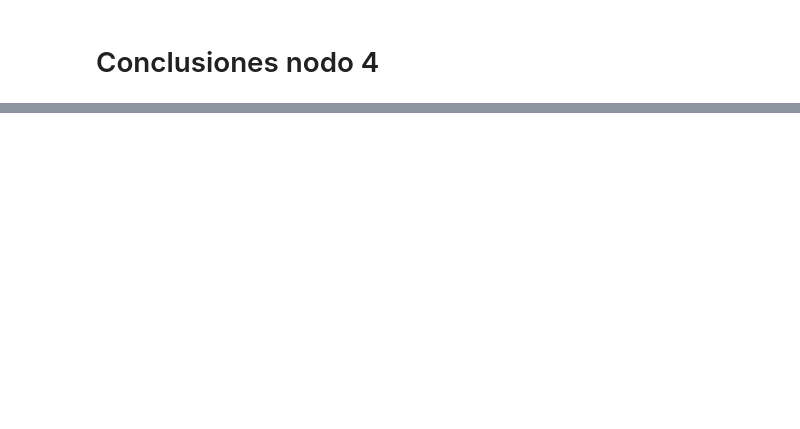
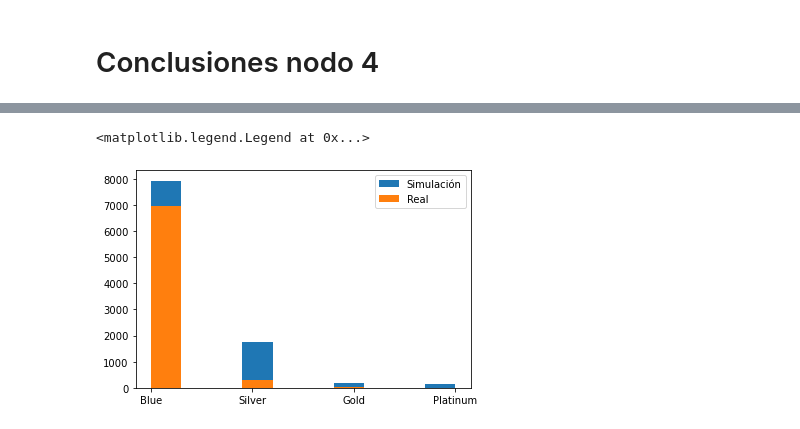
Before and after one commit to IvanArellanoRuelas/ProyectoModulo1_ArellanoI_LafargaI, a Jupyter notebook: ProyectoModulo2_Arellano_Lafarga.ipynb, the cells around one changed output, grey strips where cells are left out. Cells and saved outputs as stored; diff of their text form; code cells hidden in the pictures; blank space fills up the shorter version.

```diff
--- a/ProyectoModulo2_Arellano_Lafarga.ipynb
+++ b/ProyectoModulo2_Arellano_Lafarga.ipynb
@@ -1104,2 +1096,4 @@ plt.show()
 # %% [markdown]
 # Conclusiones nodo 4
+# %%
+Simulacion_Nodo4 = [int(o[i]) for i in range(0,10000)]
@@ -1105,0 +1114,7 @@ plt.show()
+# %%
+Simulacion = pd.DataFrame(columns={'Limite_Credito','Porcentaje_Uso','Meses_Banco','Ingreso'})
+Simulacion['Limite_Credito']=Simulacion_Nodo1
+Simulacion['Porcentaje_Uso']=Simulacion_Nodo2
+Simulacion['Meses_Banco']=Simulacion_Nodo3
+Simulacion['Ingreso']=Simulacion_Nodo4
+Simulacion
@@ -1105,0 +1145,19 @@ plt.show()
+# %%
+def level(Porcentaje,Credito,Meses,Ingreso,Nrows):
+    x = []
+    for i in range (0,Nrows):
+        if Porcentaje[i]>=60 and Credito[i]>=8000 and Ingreso[i]>=3 and Meses[i]>=20:
+            lvl = 'Platinum'
+        elif Porcentaje[i]>=60 and Credito[i]>=6000 and Ingreso[i]>=2 and Meses[i]>=12:
+            lvl = 'Gold'
+        elif Porcentaje[i]>=40 and Credito[i]>=4000 and Ingreso[i]>=1 and Meses[i]>=6:
+            lvl = 'Silver'
+        else:
+            lvl = 'Blue'
+
+        x.append(lvl)
+
+    return x
+# %%
+Simulacion['Level'] = level(Simulacion['Porcentaje_Uso'],Simulacion['Limite_Credito'],Simulacion['Meses_Banco'],Simulacion['Ingreso'],10000)
+Simulacion.head(10)
@@ -1105,0 +1176,7 @@ plt.show()
+# %%
+plt.hist(Simulacion['Level'],label='Simulación');
+plt.hist(db['Card_Category'],label='Real')
+plt.legend()
+# %% [output]
+<matplotlib.legend.Legend at 0x...>
+[figure, added]
```
Also changed, not shown: parts of 47 cells of this notebook.
